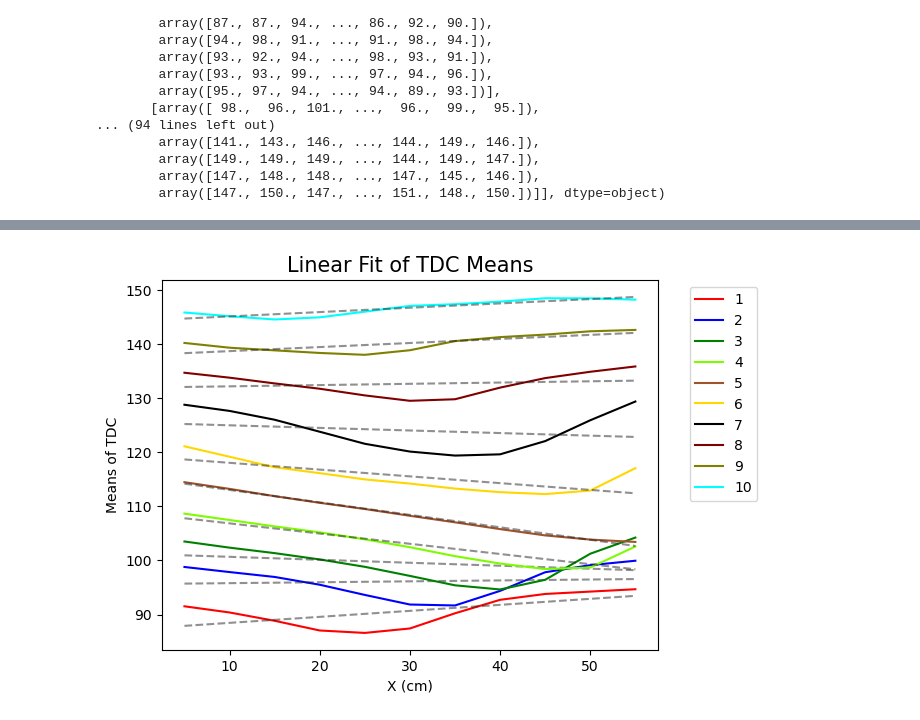
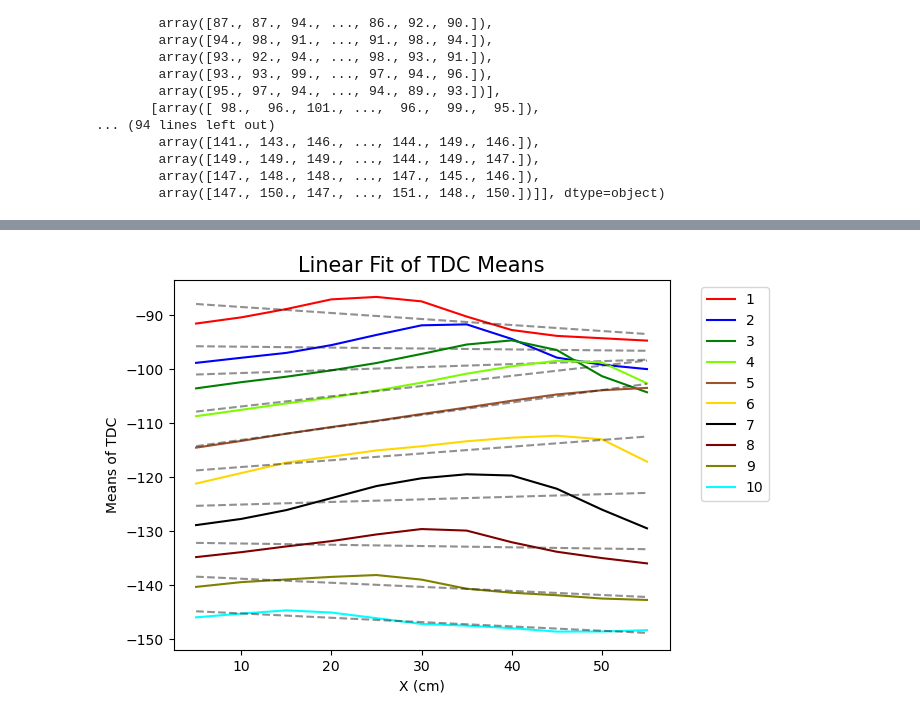
Before and after one commit to shanto268/CrateAnalysis, a Jupyter notebook: TDC_Study.ipynb, the cells around one changed output, grey strips where cells are left out. Drawn from its saved outputs; the diff is of its cells as text; code cells hidden in the pictures.

```diff
--- a/TDC_Study.ipynb
+++ b/TDC_Study.ipynb
@@ -738,0 +795,8 @@ plt.show()
+# %%
+slope, intercept, r_value, p_value, std_err = stats.linregress([i+1 for i in range(11)],means)
+plt.plot([i+1 for i in range(11)], means)
+plt.ylabel("Mean TDC")
+plt.xlabel("X Coordinate")
+plt.title("TDC = {}x + {} [r={}]]".format(round(slope,2),round(intercept,2),round(r_value,2)))
+plt.grid()
+plt.show()
@@ -898,8 +1013,8 @@ info_tdc = []
 for i, tdc_hists in enumerate(TDCS_L1):
     TDCMean(i, tdc_hists)
     info_tdc.append(getTDCInfo(i, tdc_hists))
-    for j,tdc_hist in enumerate(tdc_hists):
-        TDCHisto(i,j,tdc_hist,bins,range,colors)
-    plt.savefig("tdc_hist_{}_2.pdf".format(i+2))
-    plt.clf()
-    plt.show()
+   # for j,tdc_hist in enumerate(tdc_hists):
+   #     TDCHisto(i,j,tdc_hist,bins,range,colors)
+   # plt.savefig("tdc_hist_{}_2.pdf".format(i+2))
+   # plt.clf()
+  #  plt.show()
@@ -947,8 +1051,8 @@ def getSlope(data):
     y_coord = [(i+1)*5 for i in range(11)]
     colors = ["red","blue","green","lawngreen","sienna","gold","black","maroon","olive","cyan","fuchsia"]
     for i in data:
-        slope, intercept, r_value, p_value, std_err = stats.linregress(y_coord,i[0])
-        plt.plot(y_coord, i[0],label="{}".format(k),color=colors[k-1])
+        slope, intercept, r_value, p_value, std_err = stats.linregress(y_coord,-np.array(i[0]))
+        plt.plot(y_coord, -np.array(i[0]),label="{}".format(k),color=colors[k-1])
         plt.plot(y_coord,slope*np.array(y_coord)+intercept,'--k',alpha=0.5)
         k+=1
         slopes.append(slope)
@@ -1087,12 +1197,13 @@ colors = ["red","blue","green","lawngreen","sienna","gold","black","maroon","oli
 info_tdc = []
 
 for i, tdc_hists in enumerate(TDCS_L1):
-    TDCMean(i, tdc_hists,name="l2")
+    #TDCMean(i, tdc_hists,name="l2")
     info_tdc.append(getTDCInfo(i, tdc_hists))
 
-
+    """
     for j,tdc_hist in enumerate(tdc_hists):
         TDCHisto(i,j,tdc_hist,bins,range,colors)
     plt.savefig("tdc_hist_{}_l2.pdf".format(i+2))
     plt.clf()
     plt.show()
+    """
@@ -1110,31 +1210,31 @@ for i, tdc_hists in enumerate(TDCS_L1):
 # %%
 from scipy import stats
 
 def getSlope(data):
     k = 1
     slopes = []
     coorel = []
     pvals = []
     y_coord = [(i+1)*5 for i in range(11)]
     colors = ["red","blue","green","lawngreen","sienna","gold","black","maroon","olive","cyan","fuchsia"]
     for i in data:
-        slope, intercept, r_value, p_value, std_err = stats.linregress(y_coord,i[0])
-        plt.plot(y_coord, i[0],label="{}".format(k),color=colors[k-1])
+        slope, intercept, r_value, p_value, std_err = stats.linregress(y_coord,-np.array(i[0]))
+        plt.plot(y_coord, -np.array(i[0]),label="{}".format(k),color=colors[k-1])
         plt.plot(y_coord,slope*np.array(y_coord)+intercept,'--k',alpha=0.5)
         k+=1
         slopes.append(slope)
         coorel.append(r_value)
         pvals.append(p_value)
         plt.legend( bbox_to_anchor=(1.05, 1), loc='upper left')
         plt.title("Linear Fit of TDC Means",fontsize=15)
         plt.ylabel("Means of TDC")
         plt.xlabel("X (cm)")
     plt.show()
     return slopes, coorel
 
 slopes, correl = getSlope(info_tdc)
 # %% [output]
-[figure, old version]
+[figure, new version]
 # %%
 plt.plot([i+1 for i in range(11)], slopesY)
 plt.ylabel("Slope (linear fit)")
```
Also changed, not shown: parts of 35 cells of this notebook, 2 other files.
